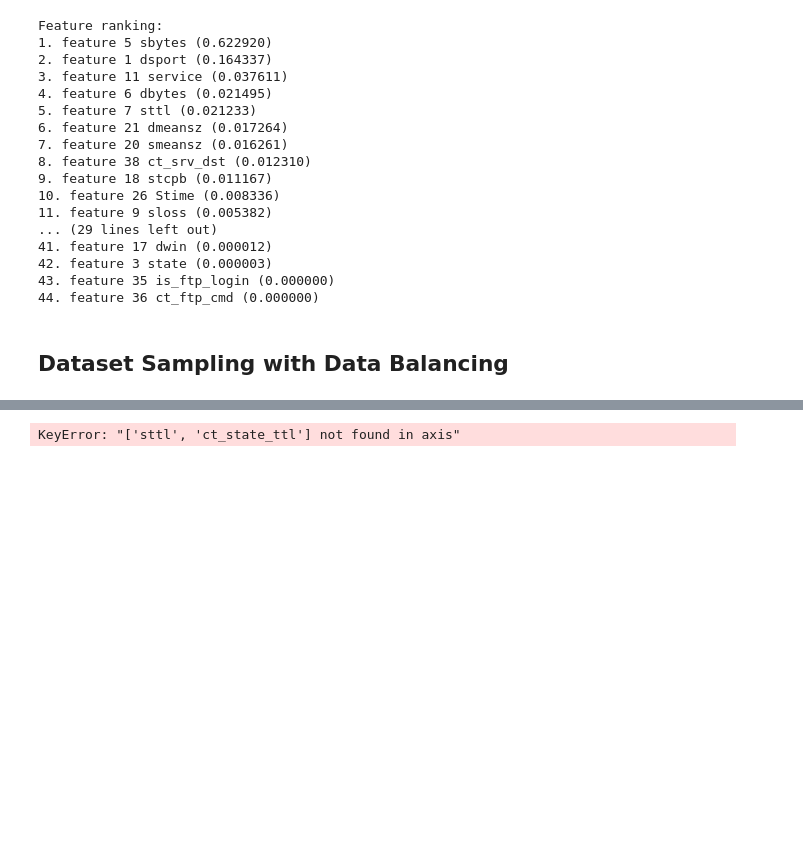
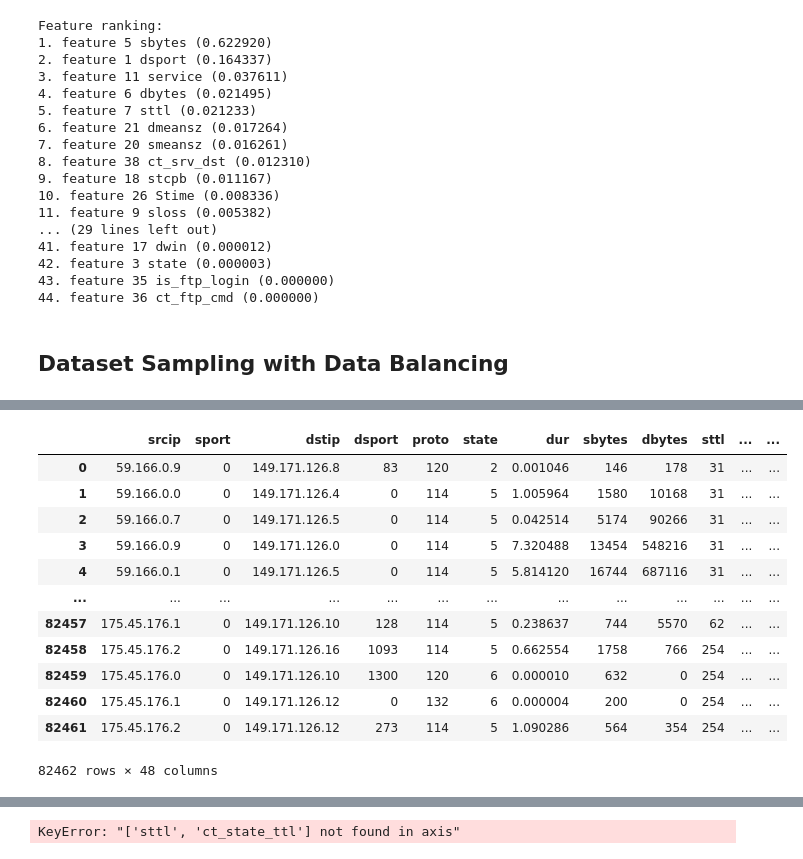
Before and after one commit to Rithuh/Graph-Based-Network-Anomaly-Detection, a Jupyter notebook: Phase2ParallelRunning.ipynb, the cells around one changed output, grey strips where cells are left out. Drawn from its saved outputs; the diff is of its cells as text; code cells hidden in the pictures; blank space fills up the shorter version.

```diff
--- a/Phase2ParallelRunning.ipynb
+++ b/Phase2ParallelRunning.ipynb
@@ -258,0 +312,2 @@ dfSample1.to_csv(r'D:\Project Phase II\Dataset\dfSample1.csv', index=False)
+# %%
+dfSample0 = dfLabel0.sample(n=58902, random_state=2)
@@ -258,0 +351,19 @@ dfSample1.to_csv(r'D:\Project Phase II\Dataset\dfSample1.csv', index=False)
+# %%
+train = pd.concat([dfLabel0Train, dfLabel1Train], ignore_index=True)
+test = pd.concat([dfLabel0Test, dfLabel1Test], ignore_index=True)
+# %%
+train
+# %% [output]
+|  | srcip | sport | dstip | dsport | proto | state | dur | sbytes | dbytes | sttl | ... | ... |
+| 0 | 59.166.0.9 | 0 | 149.171.126.8 | 83 | 120 | 2 | 0.001046 | 146 | 178 | 31 | ... | ... |
+| 1 | 59.166.0.0 | 0 | 149.171.126.4 | 0 | 114 | 5 | 1.005964 | 1580 | 10168 | 31 | ... | ... |
+| 2 | 59.166.0.7 | 0 | 149.171.126.5 | 0 | 114 | 5 | 0.042514 | 5174 | 90266 | 31 | ... | ... |
+| 3 | 59.166.0.9 | 0 | 149.171.126.0 | 0 | 114 | 5 | 7.320488 | 13454 | 548216 | 31 | ... | ... |
+| 4 | 59.166.0.1 | 0 | 149.171.126.5 | 0 | 114 | 5 | 5.814120 | 16744 | 687116 | 31 | ... | ... |
+| ... | ... | ... | ... | ... | ... | ... | ... | ... | ... | ... | ... | ... |
+| 82457 | 175.45.176.1 | 0 | 149.171.126.10 | 128 | 114 | 5 | 0.238637 | 744 | 5570 | 62 | ... | ... |
+| 82458 | 175.45.176.2 | 0 | 149.171.126.16 | 1093 | 114 | 5 | 0.662554 | 1758 | 766 | 254 | ... | ... |
+| 82459 | 175.45.176.0 | 0 | 149.171.126.10 | 1300 | 120 | 6 | 0.000010 | 632 | 0 | 254 | ... | ... |
+| 82460 | 175.45.176.1 | 0 | 149.171.126.12 | 0 | 132 | 6 | 0.000004 | 200 | 0 | 254 | ... | ... |
+| 82461 | 175.45.176.2 | 0 | 149.171.126.12 | 273 | 114 | 5 | 1.090286 | 564 | 354 | 254 | ... | ... |
+82462 rows × 48 columns
```
Also changed, not shown: parts of 21 cells of this notebook, 1 other file.
